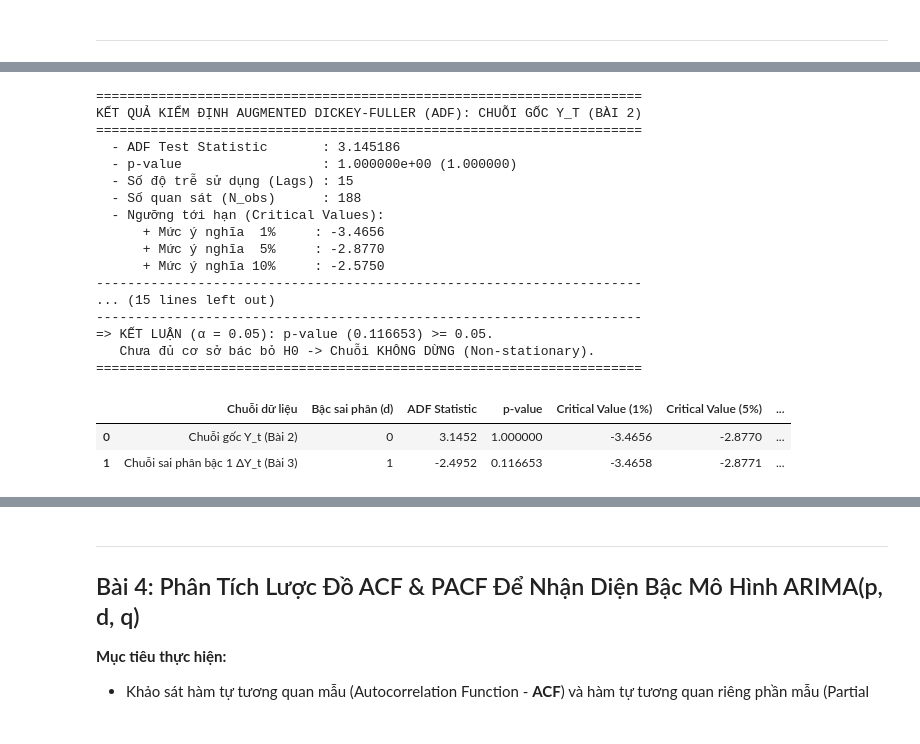
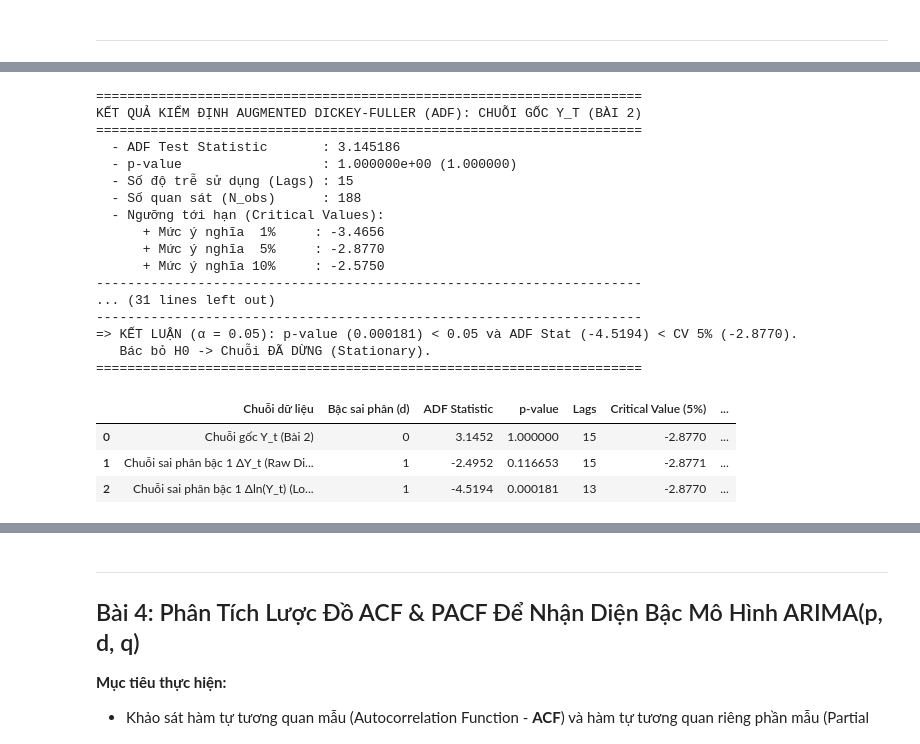
Before and after one commit to ZojithichIT/Lab2_Timeseries, a Jupyter notebook: scripts/main.ipynb, the cells around one changed output, grey strips where cells are left out. Cells and saved outputs as stored; diff of their text form; code cells hidden in the pictures.

```diff
--- a/scripts/main.ipynb
+++ b/scripts/main.ipynb
@@ -303,14 +305,23 @@ p-value đạt mức tuyệt đối là $1.0$ (tức 100%). Vì $1.0$ lớn hơn
 # %%
-# 1. Thực hiện sai phân bậc 1 (First-order differencing: d = 1)
+# 1. Thực hiện sai phân bậc 1 trên chuỗi gốc và chuỗi biến đổi Logarit
+# Sai phân chuỗi gốc (Raw Differencing)
 df['diff_1'] = df['value'].diff(1)
-
-# Tách chuỗi sau sai phân và loại bỏ giá trị NaN ở quan sát đầu tiên (1991-07-01)
 diff1_series = df['diff_1'].dropna()
 
-print(f"Số lượng quan sát chuỗi gốc (Y_t)         : {len(df['value'])} tháng")
-print(f"Số lượng quan sát sau sai phân bậc 1 (ΔY_t): {len(diff1_series)} tháng\n")
+# Biến đổi Logarit để ổn định phương sai (Variance-Stabilizing Log Transformation)
+df['log_value'] = np.log(df['value'])
+df['log_diff_1'] = df['log_value'].diff(1)
+log_diff1_series = df['log_diff_1'].dropna()
 
-# Xem trước 5 quan sát đầu tiên và thống kê mô tả của chuỗi sau sai phân
-display(df[['value', 'diff_1']].head(6))
-display(diff1_series.describe().to_frame(name='diff_1 (ΔY_t)'))
+print(f"Số lượng quan sát chuỗi gốc (Y_t)               : {len(df['value'])} tháng")
+print(f"Số lượng quan sát sau sai phân bậc 1 (ΔY_t)      : {len(diff1_series)} tháng")
+print(f"Số lượng quan sát sau sai phân logarit (Δ ln(Y_t)): {len(log_diff1_series)} tháng\n")
+
+# Xem trước 5 quan sát đầu tiên và thống kê mô tả so sánh
+display(df[['value', 'diff_1', 'log_value', 'log_diff_1']].head(6))
+desc_df = pd.concat([
+    diff1_series.describe().to_frame(name='diff_1 (ΔY_t)'),
+    log_diff1_series.describe().to_frame(name='log_diff_1 (Δln(Y_t))')
+], axis=1)
+display(desc_df)
 # %% [output]
@@ -418,43 +431,45 @@ def run_adf_test(series, series_name, alpha=0.05):
     print("=" * 70 + "\n")
 
     return {
         'Chuỗi dữ liệu': series_name,
         'Bậc sai phân (d)': 0 if 'gốc' in series_name.lower() else 1,
         'ADF Statistic': round(adf_stat, 4),
         'p-value': round(p_val, 6),
-        'Critical Value (1%)': round(crit_vals['1%'], 4),
+        'Lags': used_lag,
         'Critical Value (5%)': round(crit_vals['5%'], 4),
         'Kết luận (α = 0.05)': conclusion
     }
 
-# Chạy kiểm định ADF lần 2 cho chuỗi sau sai phân bậc 1 và đối sánh với chuỗi gốc (Bài 2)
+# Chạy kiểm định ADF đối sánh 3 chuỗi: Chuỗi gốc (Bài 2), Sai phân thường (Bài 3) và Sai phân Log (Bài 3)
 res_raw = run_adf_test(df['value'], "Chuỗi gốc Y_t (Bài 2)")
-res_diff1 = run_adf_test(diff1_series, "Chuỗi sai phân bậc 1 ΔY_t (Bài 3)")
+res_diff1 = run_adf_test(diff1_series, "Chuỗi sai phân bậc 1 ΔY_t (Raw Differencing)")
+res_log_diff1 = run_adf_test(log_diff1_series, "Chuỗi sai phân bậc 1 Δln(Y_t) (Log Differencing)")
 
 # Hiển thị bảng tổng hợp đối sánh trực quan
-comparison_adf_df = pd.DataFrame([res_raw, res_diff1])
+comparison_adf_df = pd.DataFrame([res_raw, res_diff1, res_log_diff1])
 display(comparison_adf_df)
 # %% [output]
 ======================================================================
 KẾT QUẢ KIỂM ĐỊNH AUGMENTED DICKEY-FULLER (ADF): CHUỖI GỐC Y_T (BÀI 2)
 ======================================================================
   - ADF Test Statistic       : 3.145186
   - p-value                  : 1.000000e+00 (1.000000)
   - Số độ trễ sử dụng (Lags) : 15
   - Số quan sát (N_obs)      : 188
   - Ngưỡng tới hạn (Critical Values):
       + Mức ý nghĩa  1%     : -3.4656
       + Mức ý nghĩa  5%     : -2.8770
       + Mức ý nghĩa 10%     : -2.5750
 ----------------------------------------------------------------------
-... (15 lines left out)
+... (31 lines left out)
 ----------------------------------------------------------------------
-=> KẾT LUẬN (α = 0.05): p-value (0.116653) >= 0.05.
-   Chưa đủ cơ sở bác bỏ H0 -> Chuỗi KHÔNG DỪNG (Non-stationary).
+=> KẾT LUẬN (α = 0.05): p-value (0.000181) < 0.05 và ADF Stat (-4.5194) < CV 5% (-2.8770).
+   Bác bỏ H0 -> Chuỗi ĐÃ DỪNG (Stationary).
 ======================================================================
-|  | Chuỗi dữ liệu | Bậc sai phân (d) | ADF Statistic | p-value | Critical Value (1%) | Critical Value (5%) | ... |
-| 0 | Chuỗi gốc Y_t (Bài 2) | 0 | 3.1452 | 1.000000 | -3.4656 | -2.8770 | ... |
-| 1 | Chuỗi sai phân bậc 1 ΔY_t (Bài 3) | 1 | -2.4952 | 0.116653 | -3.4658 | -2.8771 | ... |
+|  | Chuỗi dữ liệu | Bậc sai phân (d) | ADF Statistic | p-value | Lags | Critical Value (5%) | ... |
+| 0 | Chuỗi gốc Y_t (Bài 2) | 0 | 3.1452 | 1.000000 | 15 | -2.8770 | ... |
+| 1 | Chuỗi sai phân bậc 1 ΔY_t (Raw Di... | 1 | -2.4952 | 0.116653 | 15 | -2.8771 | ... |
+| 2 | Chuỗi sai phân bậc 1 Δln(Y_t) (Lo... | 1 | -4.5194 | 0.000181 | 13 | -2.8770 | ... |
 # %% [markdown]
 ### 📊 Phân tích Đồ thị & Trả lời Câu hỏi Bài 3
 
```
Also changed, not shown: parts of 8 cells of this notebook, 12 other files.
